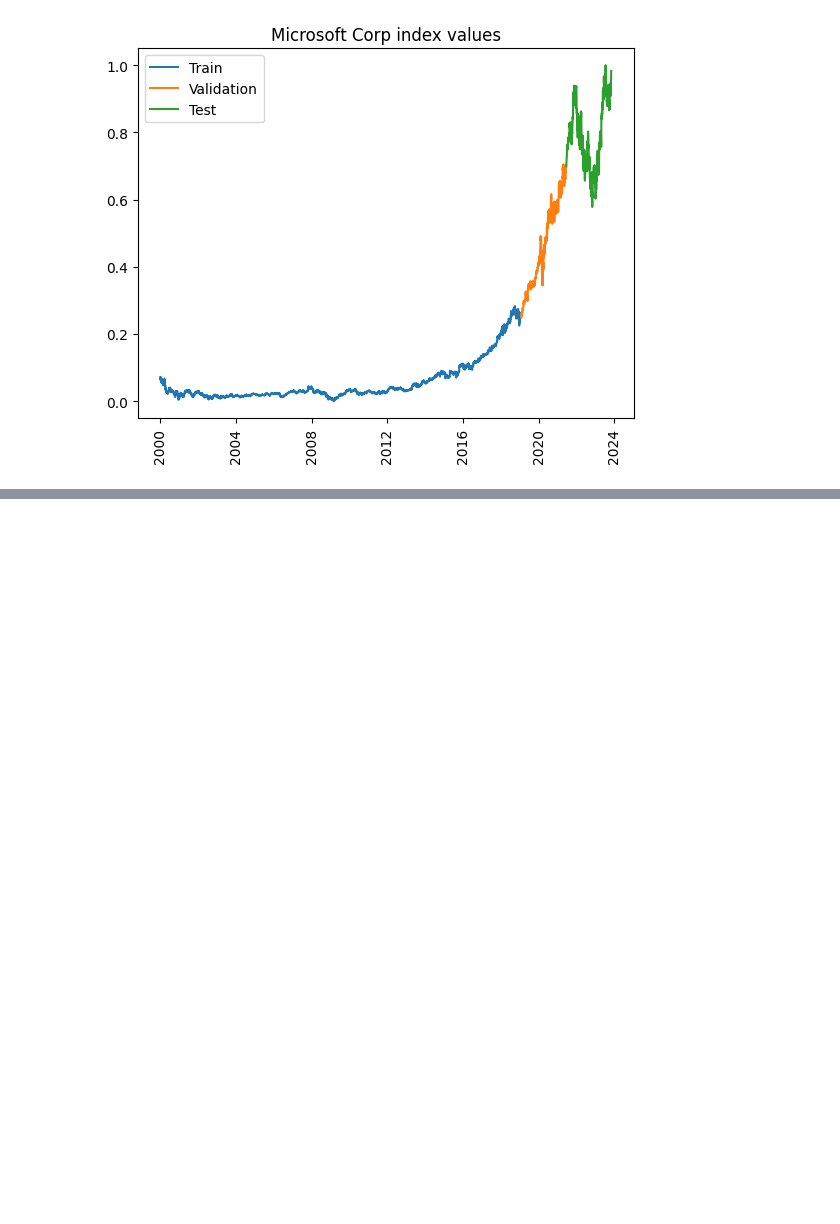
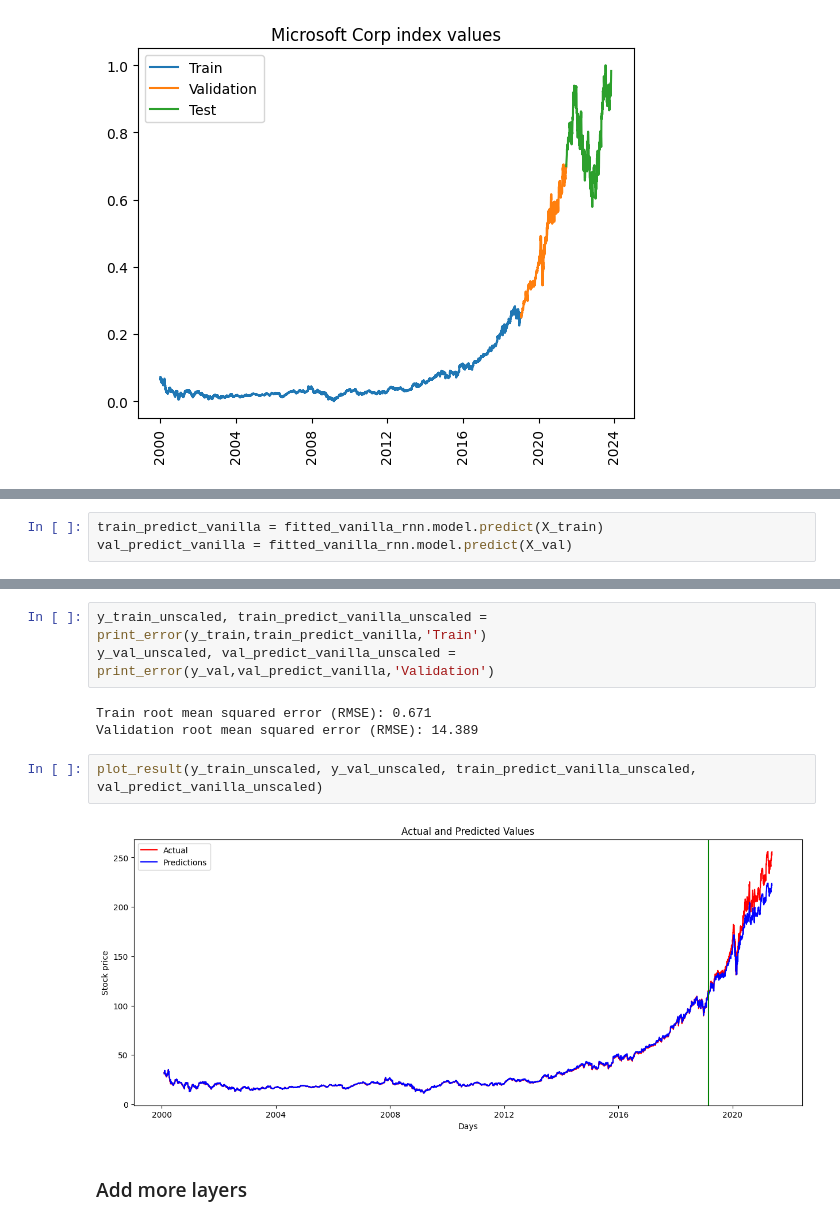
Before and after one commit to KaneZhao/deep-learning-assignments, a Jupyter notebook: assignment3/Assignment3.ipynb, the cells around one changed output, grey strips where cells are left out. Saved outputs shown, nothing was run; the diff lists cells and outputs as text; blank space fills up the shorter version.

```diff
--- a/assignment3/Assignment3.ipynb
+++ b/assignment3/Assignment3.ipynb
@@ -273,0 +219,3 @@ plt.show()
+# %%
+train_predict_vanilla = fitted_vanilla_rnn.model.predict(X_train)
+val_predict_vanilla = fitted_vanilla_rnn.model.predict(X_val)
@@ -273,0 +225,12 @@ plt.show()
+# %%
+y_train_unscaled, train_predict_vanilla_unscaled = print_error(y_train,train_predict_vanilla,'Train')
+y_val_unscaled, val_predict_vanilla_unscaled = print_error(y_val,val_predict_vanilla,'Validation')
+# %% [output]
+Train root mean squared error (RMSE): 0.671
+Validation root mean squared error (RMSE): 14.389
+# %%
+plot_result(y_train_unscaled, y_val_unscaled, train_predict_vanilla_unscaled, val_predict_vanilla_unscaled)
+# %% [output]
+[figure, added]
+# %% [markdown]
+### Add more layers
```
Also changed, not shown: parts of 72 cells of this notebook.
